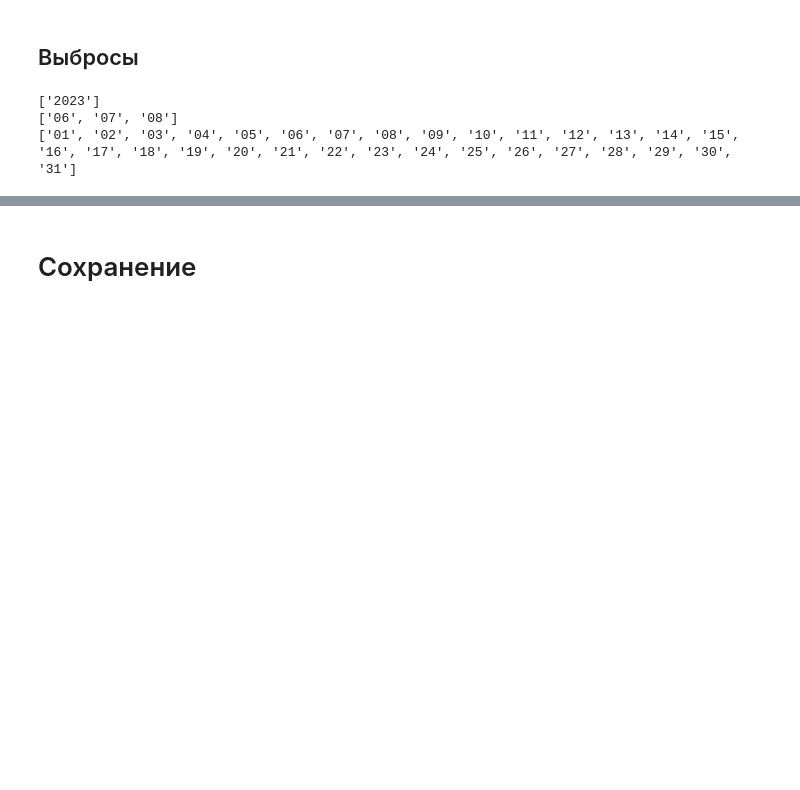
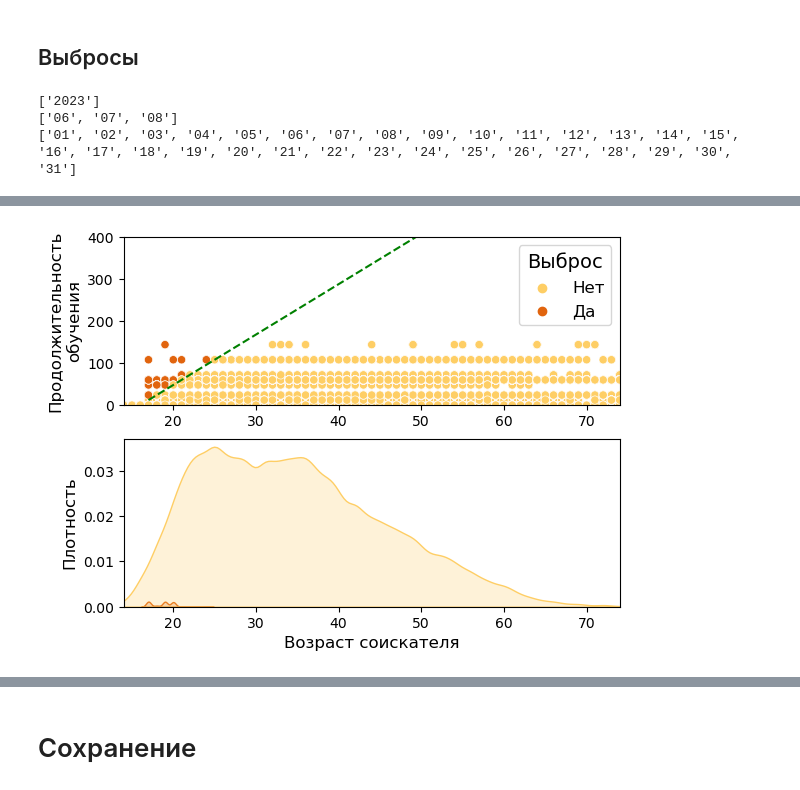
Before and after one commit to listens-to-spotify/-DA-NO-, a Jupyter notebook: preprocessing.ipynb, the cells around one changed output, grey strips where cells are left out. Cells and saved outputs as stored; diff of their text form; code cells hidden in the pictures; blank space fills up the shorter version.

```diff
--- a/preprocessing.ipynb
+++ b/preprocessing.ipynb
@@ -245,3 +237,29 @@ df.shape
+# %%
+df['diff_in_edu'] = (df.applicant_age - 17) * 12 - df.study_months
+for index, row in df.iterrows():
+    if row['applicant_age'] in [14, 15, 16]:
+        continue
+    if row['diff_in_edu'] < -12:
+        df.loc[index, 'outlier'] = 'Да'
+# %%
+fig, axes = plt.subplots(2, 1)
+a = sns.scatterplot(df, x='applicant_age', y='study_months', hue='outlier', palette='YlOrBr', ax=axes[0])
+axes[0].plot([17, 74], [12, 696], color='green', ls='--')
+b = sns.kdeplot(df, x='applicant_age', hue='outlier', palette='YlOrBr', ax=axes[1], fill=True)
+axes[0].set_ylabel('Продолжительность\nобучения', fontsize=12)
+axes[0].set_xlabel('')
+axes[1].set_xlabel('Возраст соискателя', fontsize=12)
+axes[1].set_ylabel('Плотность', fontsize=12)
+axes[0].set_ylim(0, 400)
+axes[0].set_xlim(14, 74)
+axes[1].set_xlim(14, 74)
+handles, labels = a.get_legend_handles_labels()
+a.get_legend().remove()
+b.get_legend().remove()
+a.legend(handles, labels, title='Выброс', fontsize=12, title_fontsize=14)
+plt.show()
+# %% [output]
+[figure, added]
 # %%
 print(f'Удалено {round(100 - df.shape[0]/df_orig.shape[0]*100, 2)}% строк ({df_orig.shape[0] - df.shape[0]} строк)')
 print(f'Осталось для анализа {df.shape[0]} строк')
```
Also changed, not shown: parts of 27 cells of this notebook.
